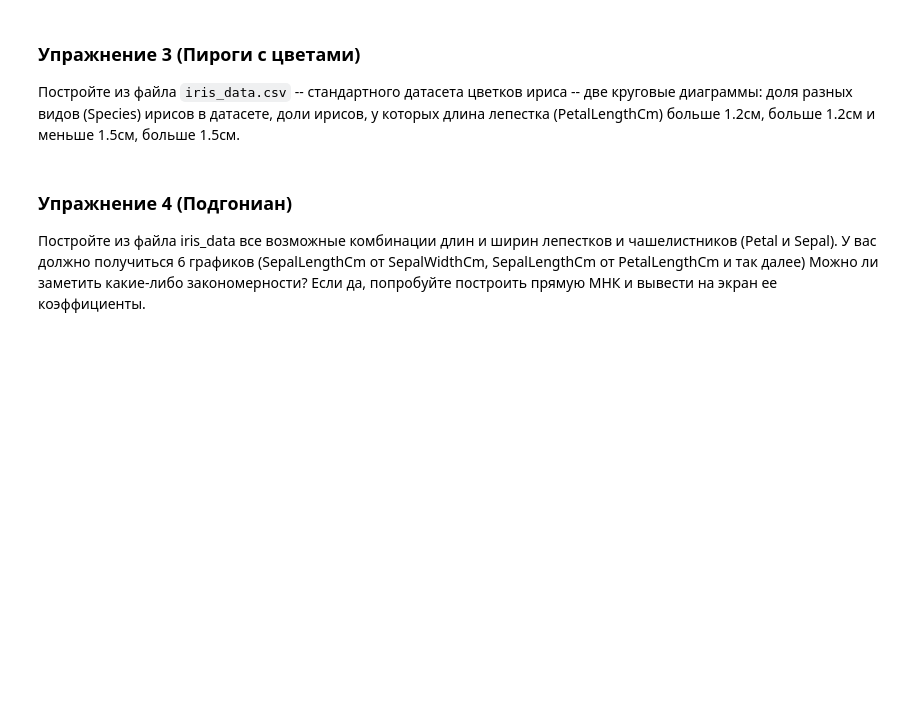
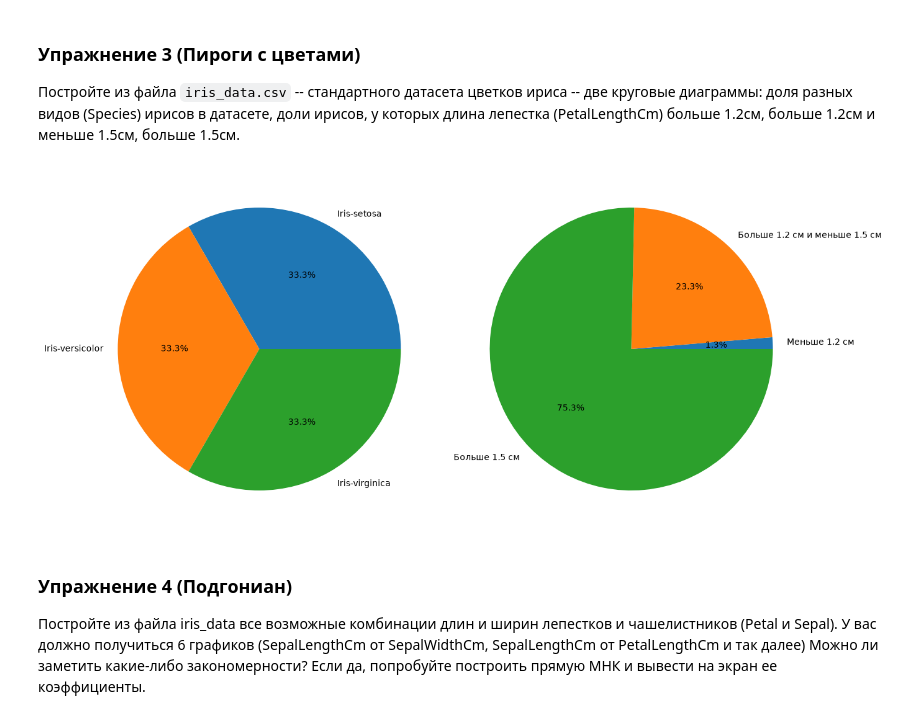
Before and after one commit to skoro9/Python_Algoritms_Chirkin_Autumn, a Jupyter notebook: seminars/seminar 25.09/Seminar_4_tasks.ipynb, the cells around one changed output. Cells and saved outputs as stored; diff of their text form; code cells hidden in the pictures; blank space fills up the shorter version.

```diff
--- a/seminars/seminar 25.09/Seminar_4_tasks.ipynb
+++ b/seminars/seminar 25.09/Seminar_4_tasks.ipynb
@@ -264,6 +319,38 @@ listed widths:  [3.5, 3.0, 3.2, 3.1, 3.6, 3.9, 3.4, 3.4, 2.9, 3.1, 3.7, 3.4, 3.0
 
 ### Упражнение 3 (Пироги с цветами)
 Постройте из файла `iris_data.csv` -- стандартного датасета цветков ириса -- две круговые диаграммы: доля разных видов (Species) ирисов в датасете, доли ирисов, у которых длина лепестка (PetalLengthCm) больше 1.2см, больше 1.2см и меньше 1.5см, больше 1.5см.
+# %%
+import pandas as pd
+import matplotlib.pyplot as plt
+
+fig = plt.figure(figsize=(14, 6))
+
+ax1 = fig.add_subplot(121)
+
+ax2 = fig.add_subplot(122)
+
+data = pd.read_csv('iris_data.csv')
+
+species_count = data['Species'].value_counts()
+
+ax1.pie(species_count, labels=species_count.index, autopct='%1.1f%%')
+
+less_12 = data['PetalLengthCm'] < 1.2
+more_12_and_less_15 = ((data['PetalLengthCm'] >= 1.2) &
+                       (data['PetalLengthCm'] <= 1.5))
+more_15 = data['PetalLengthCm'] > 1.5
+petal_counts = [data[less_12].shape[0],
+                data[more_12_and_less_15].shape[0],
+                data[more_15].shape[0]]
+
+plb = ['Меньше 1.2 см', 'Больше 1.2 см и меньше 1.5 см', 'Больше 1.5 см']
+ax2.pie(petal_counts, labels=plb, autopct='%1.1f%%')
+
+plt.tight_layout()
+
+plt.show()
+# %% [output]
+[figure, added]
 # %% [markdown]
 
 ### Упражнение 4 (Подгониан)
```
Also changed, not shown: parts of 6 cells of this notebook, 6 other files.
